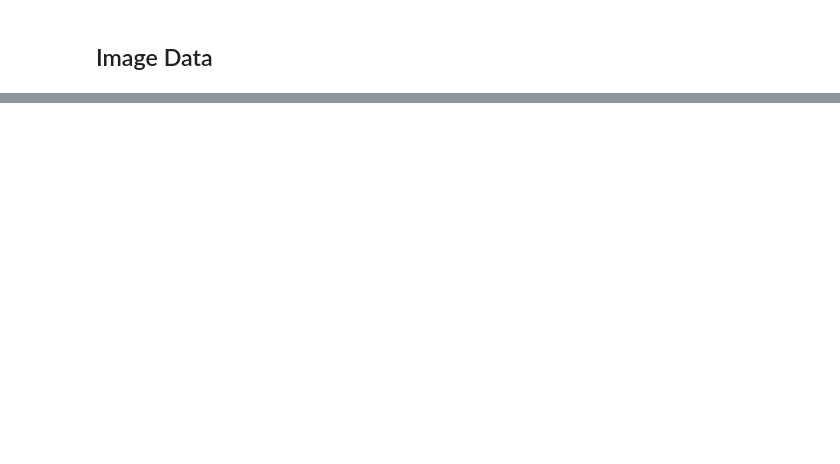
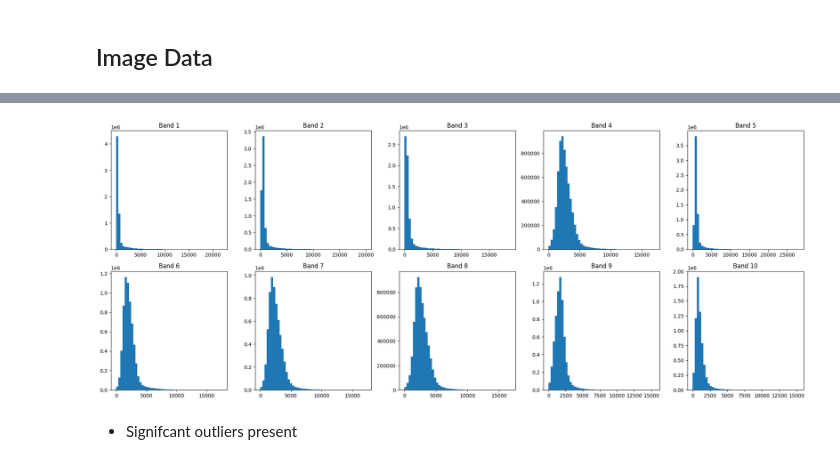
Before and after one commit to awilliams101111/dst-group-work, a Jupyter notebook: GlobalGeoTree/EDA-AW-2.ipynb, the cells around one changed output, grey strips where cells are left out. Saved outputs shown, nothing was run; the diff lists cells and outputs as text; code cells hidden in the pictures; blank space fills up the shorter version.

```diff
--- a/GlobalGeoTree/EDA-AW-2.ipynb
+++ b/GlobalGeoTree/EDA-AW-2.ipynb
@@ -311,0 +335,14 @@ Name: count, dtype: int64
+# %%
+figImgDist, axImgDist = plt.subplots(nrows=2, ncols=5, figsize=(20,8))
+
+for i in range(allImgDataFlat.shape[1]):
+    ax = axImgDist[i // 5, i % 5]
+    ax.hist(allImgDataFlat[:, i].numpy(), bins=50)
+    ax.set_title(f'Band {i+1}')
+    #ax.set_xscale('log')
+
+figImgDist.tight_layout()
+# %% [output]
+[figure, added]
+# %% [markdown]
+- Signifcant outliers present
```
Also changed, not shown: parts of 4 cells of this notebook.
